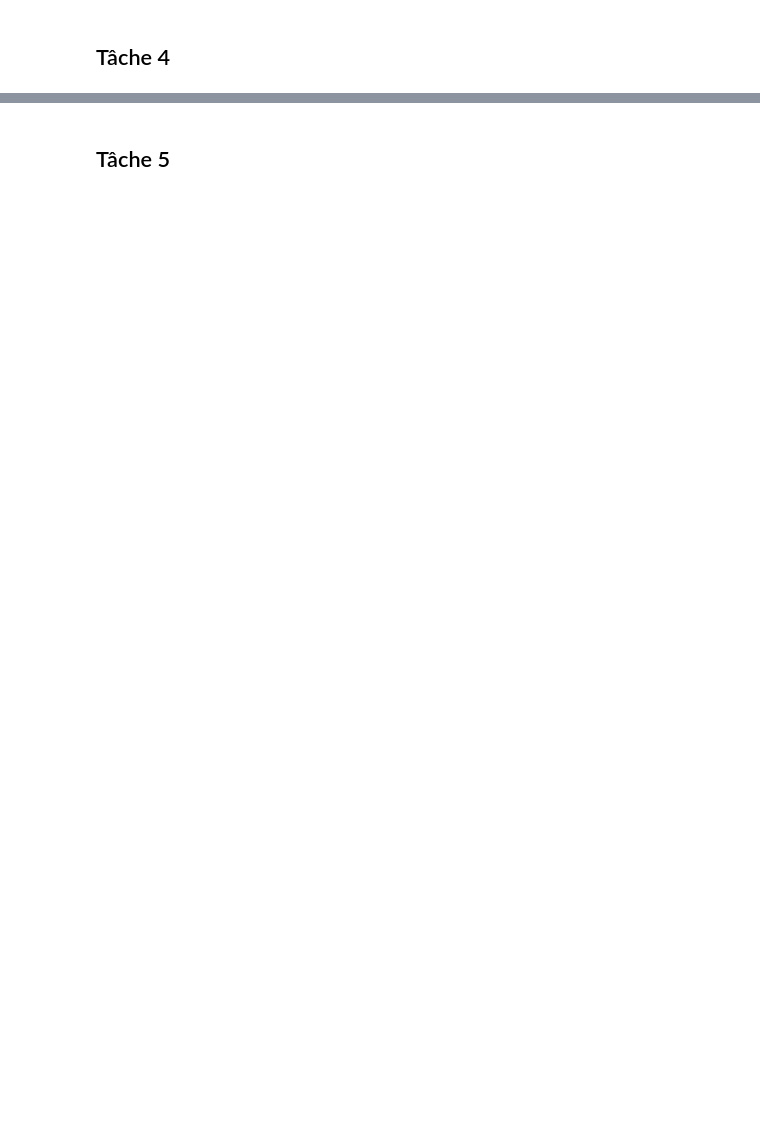
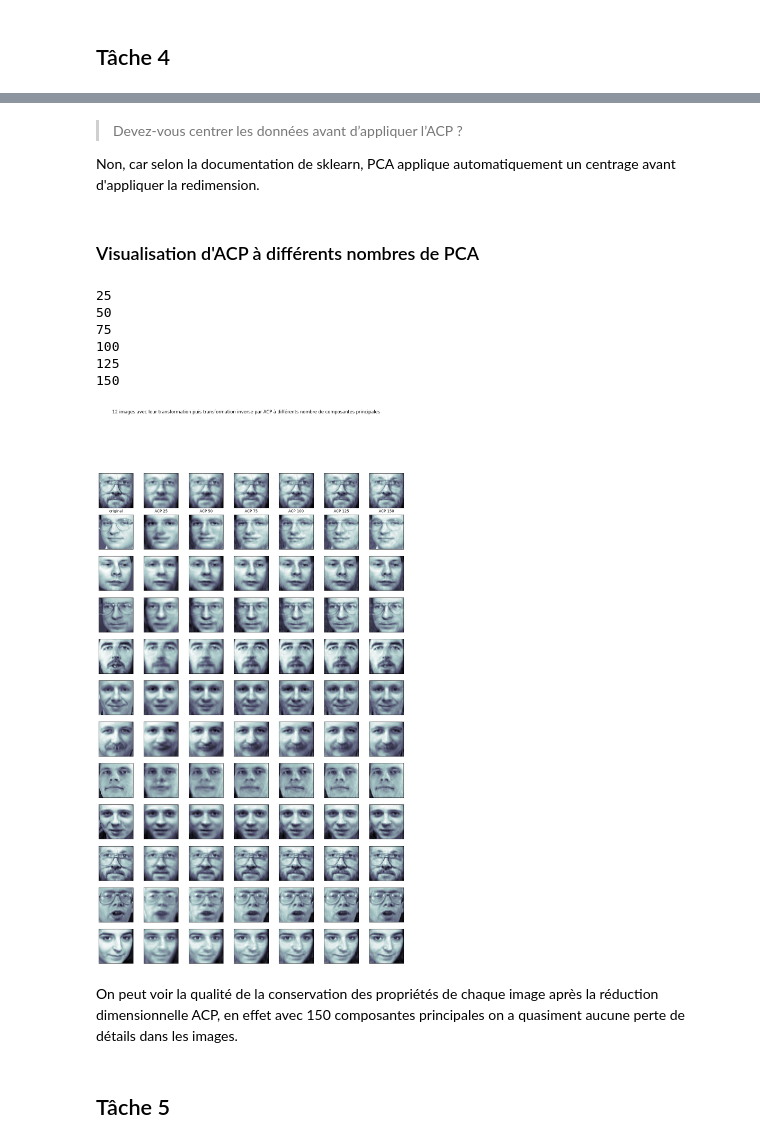
Before and after one commit to Nyaaw/PCDLabs, a Jupyter notebook: Labo4/Labo4-Ripoll-Bloch.ipynb, the cells around one changed output, grey strips where cells are left out. Drawn from its saved outputs; the diff is of its cells as text; code cells hidden in the pictures; blank space fills up the shorter version.

```diff
--- a/Labo4/Labo4-Ripoll-Bloch.ipynb
+++ b/Labo4/Labo4-Ripoll-Bloch.ipynb
@@ -86,2 +153,52 @@ Test:  (80, 4096)
+# %% [markdown]
+> Devez-vous centrer les données avant d’appliquer l’ACP ?
+
+Non, car selon la documentation de sklearn, PCA applique automatiquement un centrage avant d'appliquer la redimension.
+# %% [markdown]
+### Visualisation d'ACP à différents nombres de PCA
+# %%
+pcanb = 6
+facenb = 12
+
+fig = plt.figure(figsize=((pcanb-1)*3, facenb*2))
+gs = fig.add_gridspec(facenb, 1)
+fig.suptitle(str(facenb) + " images avec leur transformation puis transformation inverse par ACP à différents nombre de composantes principales")
+gss = []
+
+for i in range(pcanb):
+
+    featNb = (i+1)*25
+
+    print(featNb)
+
+    pca = decomposition.PCA(n_components=featNb, whiten=True)
+
+    pca.fit(x_train)
+
+    train_pca = pca.transform(x_train)
+
+    train_invert_pca = pca.inverse_transform(train_pca)
+
+    for k in range(facenb):
+
+        if(i == 0):
+            gss.append(gs[k].subgridspec(1, pcanb+1))
+
+            ax = fig.add_subplot(gss[k][0], xticks=[], yticks=[], xlabel='original' if k == 0  else None)
+            ax.imshow(x_train[k].reshape(faces.images[0].shape), cmap=plt.cm.bone)
+
+        ax = fig.add_subplot(gss[k][i+1], xticks=[], yticks=[], xlabel=str(featNb) + ' ACP' if k == 0  else None)
+        ax.imshow(train_invert_pca[k].reshape(faces.images[0].shape), cmap=plt.cm.bone)
+# %% [output]
+25
+50
+75
+100
+125
+150
+[figure, added]
+# %% [markdown]
+On peut voir la qualité de la conservation des propriétés de chaque image après la réduction dimensionnelle ACP,
+en effet avec 150 composantes principales on a quasiment aucune perte de détails dans les images.
 # %% [markdown]
 ## Tâche 5
```
Also changed, not shown: parts of 3 cells of this notebook.
